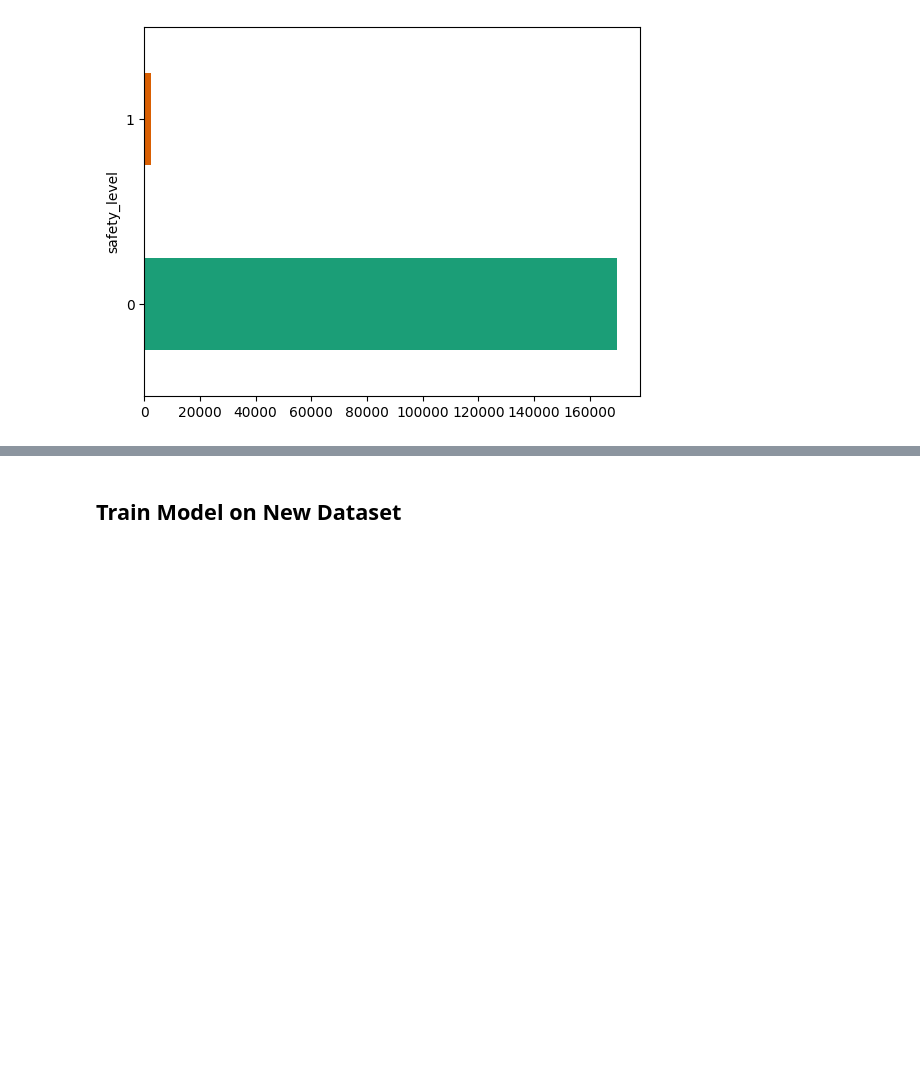
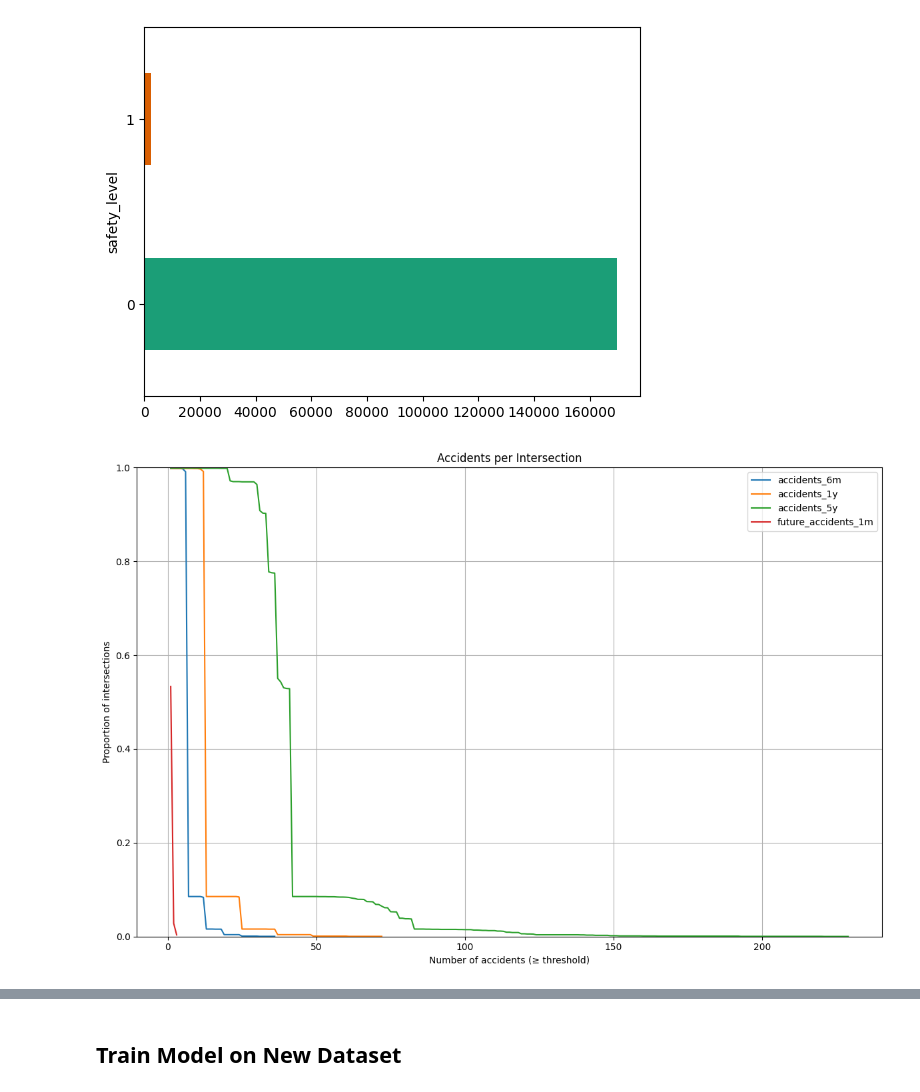
Before and after one commit to JadeAnt/NYC-Vision-Zero-MLOPS, a Jupyter notebook: ML_Model_Training_w_Dataset.ipynb, the cells around one changed output, grey strips where cells are left out. Cells and saved outputs as stored; diff of their text form; code cells hidden in the pictures; blank space fills up the shorter version.

```diff
--- a/ML_Model_Training_w_Dataset.ipynb
+++ b/ML_Model_Training_w_Dataset.ipynb
@@ -648,12 +669,12 @@ results_df["high_traffic"] = (results_df["injured_or_killed"] >= 3) | results_df
 # %%
 # Condition type
 def get_condition(row):
-    if row["high_traffic"]:
-        return "high_traffic"
+    if row["high_traffic"]: #0 is none
+        return 1 #"high_traffic"
     elif row["is_daytime"]:
-        return "daytime"
+        return 2 # "daytime"
     else:
-        return "nighttime"
+        return 3 #"nighttime"
 
 results_df["condition_type"] = results_df.apply(get_condition, axis=1)
 # %%
@@ -721,7 +742,7 @@ for date in snapshot_dates:
             results_dfi[(crash_date_list >= date - timedelta(days=365)) & (crash_date_list < date)]["condition_type"]
             .mode()
         )
-        row["condition_type"] = cond_mode[0] if not cond_mode.empty else "none"
+        row["condition_type"] = cond_mode[0] if not cond_mode.empty else 0 # 0 ="none"
 
         # get accident for the next month for prediction
         row["future_accidents_1m"] = results_dfi[(crash_date_list >= date) & (crash_date_list < date + timedelta(days=30))].shape[0]
@@ -812,3 +833,30 @@ processed_results_df.groupby('safety_level').size().plot(kind='barh', color=sns.
 # %% [output]
 <Axes: ylabel='safety_level'>
 [figure]
+# %%
+features = ["accidents_6m", "accidents_1y", "accidents_5y", "future_accidents_1m"]
+
+plt.figure(figsize=(12, 8))
+
+for feature in features:
+    # Total accidents per intersection over all snapshots
+    total_accidents = processed_results_df.groupby("intersection_id")[feature].sum()
+
+    # Sort and compute thresholds
+    thresholds = np.arange(1, total_accidents.max() + 1)
+    proportions = [(total_accidents >= t).mean() for t in thresholds]
+
+    # Plot CDF for this feature
+    plt.plot(thresholds, proportions, label=feature)
+
+# Customize the plot
+plt.xlabel("Number of accidents (≥ threshold)")
+plt.ylabel("Proportion of intersections")
+plt.title("Accidents per Intersection")
+plt.ylim(0, 1)
+plt.grid(True)
+plt.legend()
+plt.tight_layout()
+plt.show()
+# %% [output]
+[figure, added]
```
Also changed, not shown: parts of 35 cells of this notebook.
